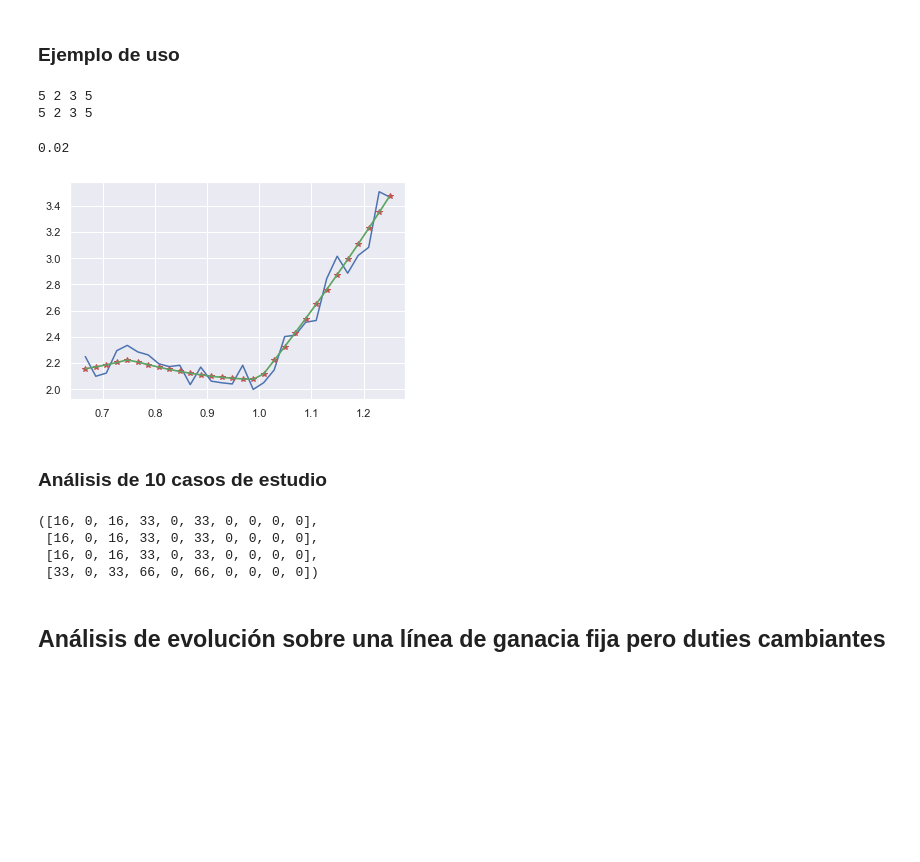
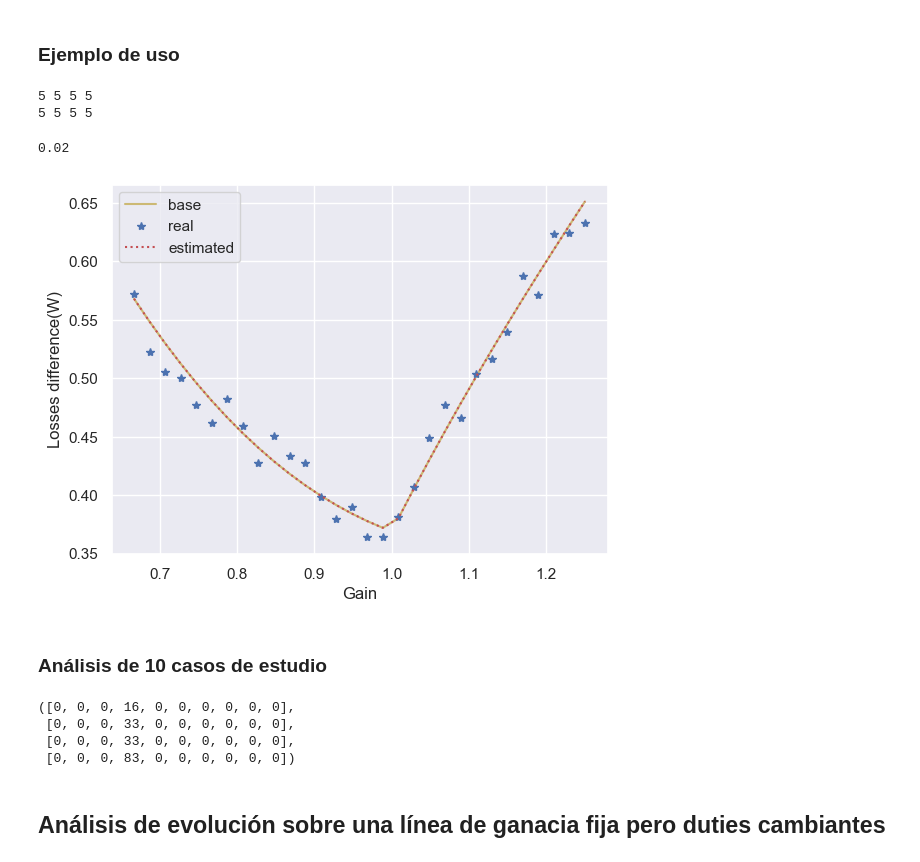
Before and after one commit to miguelfercos/Health-Heatmap, a Jupyter notebook: 4S Buck Boost.ipynb, the cells around one changed output. Saved outputs shown, nothing was run; the diff lists cells and outputs as text; code cells hidden in the pictures; blank space fills up the shorter version.

```diff
--- a/4S Buck Boost.ipynb
+++ b/4S Buck Boost.ipynb
@@ -77,10 +77,10 @@ size_D2=11
 
 # Estos no son límites de operación, que vienen definidos por las variables de arriba. Estos son límites de representación
 # de las gráficas como los mapas de calor.
-D1_min_sh=0.4
+D1_min_sh=0.1
 D1_max_sh=1
-D2_min_sh=0
-D2_max_sh=0.6
+D2_min_sh=0.0
+D2_max_sh=0.7
 
 D1_nom=0.8
 D2_nom=0.2
@@ -88,12 +88,12 @@ D1_max=0.95
 D2_min=0.05
 
 
-phi_bob=0.4 #Desfase entre las señales de gobierno D1 y D2.
+phi_bob=0 #Desfase entre las señales de gobierno D1 y D2.
 Lim_sup_D1=0.95 # Límites máximos de operación de los ciclos de trabajo
 Lim_inf_D2=0.05
 
 # MOSFET seleccionados en la implementación, según la tabla importada de Excel.
-chosen_FET='IPP65R041C7'
+chosen_FET='GS66516B'
 M1_index=MOSFETs[MOSFETs['Part']==chosen_FET].index[0]
 M2_index=MOSFETs[MOSFETs['Part']==chosen_FET].index[0]
 M3_index=MOSFETs[MOSFETs['Part']==chosen_FET].index[0]
@@ -101,8 +101,8 @@ M4_index=MOSFETs[MOSFETs['Part']==chosen_FET].index[0]
 Mprot_index=MOSFETs[MOSFETs['Part']=='IXTA26P20P'].index[0]
 prot_on=1
 #Características del driver de los MOSFETs (paera pérdidas de conmutación)
-Vdrvr=12
-Idrvr=2
+Vdrvr=9
+Idrvr=4
 
 # Máximo envejecimiento
 aging=1.1 #Sólo como ejemplo en ciertas partes.
@@ -654,7 +624,7 @@ for j in range(size_D2):
         c=currents_L(L_ind,Vin_f(Vbus,D1_r[i],D2_r[j]),Vbus,P/Vin_f(Vbus,D1_r[i],D2_r[j]),D1_r[i],D2_r[j],phi_bob,T)
         interv=intervals(D1_r[i],D2_r[j],phi_bob,T)
         Irms_M1,Irms_M2,Irms_M3,Irms_M4=Irms_Mi(D1_r[i],D2_r[j],phi_bob,fsw,interv[2],interv[5],interv[8],interv[11],interv[1],c[0],c[1],c[2],c[3])
-        aux_M1=Losses_M1(D1_r[i],Vin_f(Vbus,D1_r[i],D2_r[j]),c[3],c[1],fsw,M1_index,Vdrvr,Idrvr,Irms_M1,aging)
+        aux_M1=Losses_M1(D1_r[i],Vin_f(Vbus,D1_r[i],D2_r[j]),c[3],c[1],fsw,M1_index,Vdrvr,Idrvr,Irms_M1,1)
         aux_M2=Losses_M2(D1_r[i],Vin_f(Vbus,D1_r[i],D2_r[j]),c[1],c[3],fsw,M2_index,Vdrvr,Idrvr,Irms_M2,1)
         aux_M3=Losses_M3(D2_r[j],Vbus,c[2],c[0],fsw,M3_index,Vdrvr,Idrvr,Irms_M3,1)
         aux_M4=Losses_M4(D2_r[j],Vbus,c[0],c[2],fsw,M4_index,Vdrvr,Idrvr,Irms_M4,1)
@@ -663,11 +633,11 @@ for j in range(size_D2):
         Iac_ind=max(c)-min(c)
         Irms_ind=Iind_avg(c[3],c[0],c[1],c[2],interv[2]-interv[1],interv[5]-interv[4],interv[8]-interv[7],interv[11]-interv[10])
         aux_L=Losses_ind(c_ind,x_ind,y_ind,Vol_ind,fsw,L_ind,Iac_ind,N_ind,Ae_ind,Irms_ind,Awire_ind,Lwire_ind,rho)
-        aux1[j][i]=aux_M1+aux_M2+aux_M3+aux_M4+aux_L-aux[j][i]
+        aux1[j][i]=aux_M1+aux_M2+aux_M3+aux_M4+aux_L+aux_protM1+aux_protM3-aux[j][i]
 
 #Plot the surface.
 gr=ax.contourf(D1_r, D2_r, aux1, 50, cmap='hot')
-fig.colorbar(gr)
+fig.colorbar(gr, label='Loss diff (W)')
 
 ax.plot(D1_r,D2_f(Vbus,Vsa_max,D1_r),'k')
 ax.plot(D1_r,D2_f(Vbus,Vsa_min,D1_r),'k')
@@ -680,7 +650,8 @@ ax.plot(D1_f(Vbus*(1-Lim_inf_D2),Vbus,D2_r),D2_r,'w')
 #ax.plot(D1_r,D2_r,'g')
 plt.xlim(D1_min_sh,D1_max_sh)
 plt.ylim(D2_min_sh,D2_max_sh)
-
+plt.xlabel(r'$D_1$')  # Use LaTeX-style for mathematical notation
+plt.ylabel(r'$D_2$')
 plt.show()
 
 #Eje Y es D2 y Eje X es D1
@@ -996,9 +969,9 @@ ax.plot(gainr,aging_data[3][2][2][2],'r')
 ### Ejemplo de un envejecimiento determinado y estimación de sus coeficientes
 # %%
 coef_1_ini=5
-coef_2_ini=2
-coef_3_ini=2
-coef_4_ini=5
+coef_2_ini=0
+coef_3_ini=0
+coef_4_ini=0
 # %%
 # Hacerlo, epro sobre los deltas de pérdidas, y no sobre las pérdidas en sí
 # Vamos a tomar pérdidas para ganancuia de forma experimental. tendremos un conjunto de n puntos que definen la evolución
@@ -1309,8 +1301,8 @@ ax.plot(gainr,aging_data[3][2][2][2],'r')
 ### Ejemplo de uso
 # %%
 coef_1_ini=5
-coef_2_ini=2
-coef_3_ini=3
+coef_2_ini=5
+coef_3_ini=5
 coef_4_ini=5
 # %%
 # Hacerlo, epro sobre los deltas de pérdidas, y no sobre las pérdidas en sí
@@ -1322,41 +1314,43 @@ coef_4_ini=5
 
 muestra_r=[0 for gainr in range(elements)]
 muestra=[0 for gainr in range(elements)]
 
 coef_1,coef_2,coef_3,coef_4,muestra,muestra_r=aging_estimation(coef_1_ini,coef_2_ini,coef_3_ini,coef_4_ini,error_sense)
 
 fig, ax = plt.subplots()
 gain_count=-1
 show_fig=[0 for gainr in range(elements)]
 show_fig_real=[0 for gainr in range(elements)]
 for gain in gainr:#variación de Gain
     gain_count=gain_count+1
     show_fig[gain_count]=aging_data[coef_1][coef_2][coef_3][coef_4][gain_count]-aging_data[0][0][0][0][gain_count]
     show_fig_real[gain_count]=aging_data[coef_1_ini][coef_2_ini][coef_3_ini][coef_4_ini][gain_count]-aging_data[0][0][0][0][gain_count]
 
 #valor real
-ax.plot(gainr,muestra,'y')
+ax.plot(gainr,muestra,'y-',label='base')
 
 #Valor real pero con erroe en medidas
-ax.plot(gainr,muestra_r,'b')
+ax.plot(gainr,muestra_r,'b*',label='real')
 
 #Valor según los coeficientes estimados
-ax.plot(gainr,show_fig,'r*')
+ax.plot(gainr,show_fig,'r:',label='estimated')
 
 # Valor según los coeficientes iniciales
-ax.plot(gainr,show_fig_real,'g')
+#ax.plot(gainr,show_fig_real,'g',label='no-age')
 
 print(coef_1,coef_2,coef_3,coef_4)
 print(coef_1_ini,coef_2_ini,coef_3_ini,coef_4_ini)
-
+ax.legend()
+plt.xlabel('Gain')
+plt.ylabel('Losses difference(W)')
 # los errores en la estimación son los siguientes:
 error_max_estimación=(1+abs(coef_4-coef_4_ini))*aging_max/aging_steps
 error_max_estimación
 # %% [output]
-5 2 3 5
-5 2 3 5
+5 5 5 5
+5 5 5 5
 0.02
-[figure, old version]
+[figure, new version]
 # %% [markdown]
 ### Análisis de 10 casos de estudio
 # %%
@@ -1384,10 +1378,10 @@ error_max_1, error_max_2, error_max_3, error_max_4
 
 # En general, la estimaciones siempre fallan más sobre el Mosfet M4, y luego sobre el MOSFET 2.
 # %% [output]
-([16, 0, 16, 33, 0, 33, 0, 0, 0, 0],
- [16, 0, 16, 33, 0, 33, 0, 0, 0, 0],
- [16, 0, 16, 33, 0, 33, 0, 0, 0, 0],
- [33, 0, 33, 66, 0, 66, 0, 0, 0, 0])
+([0, 0, 0, 16, 0, 0, 0, 0, 0, 0],
+ [0, 0, 0, 33, 0, 0, 0, 0, 0, 0],
+ [0, 0, 0, 33, 0, 0, 0, 0, 0, 0],
+ [0, 0, 0, 83, 0, 0, 0, 0, 0, 0])
 # %% [markdown]
 ## Análisis de evolución sobre una línea de ganacia fija pero duties cambiantes
 # %%
```
Also changed, not shown: parts of 22 cells of this notebook, 16 other files.
